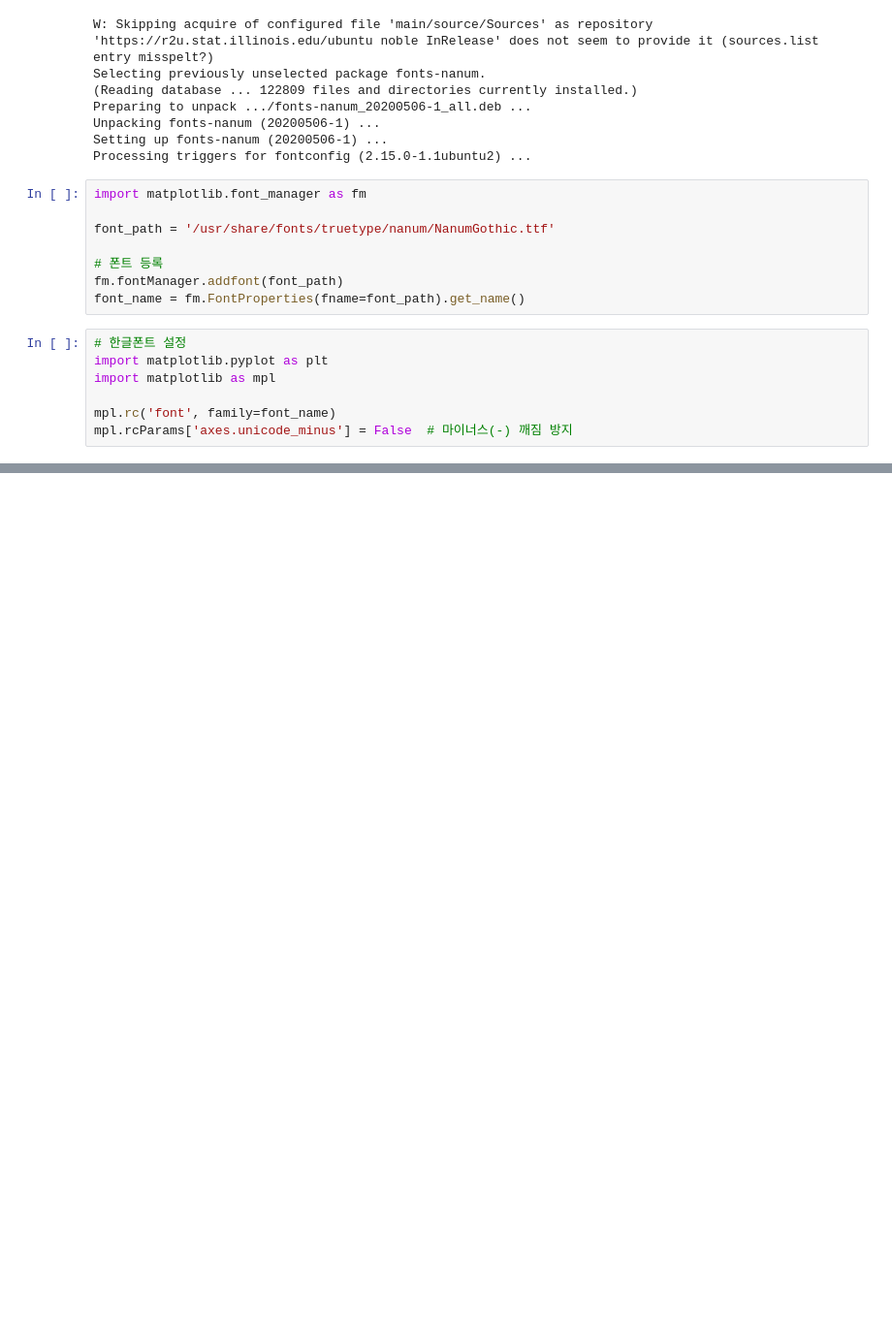
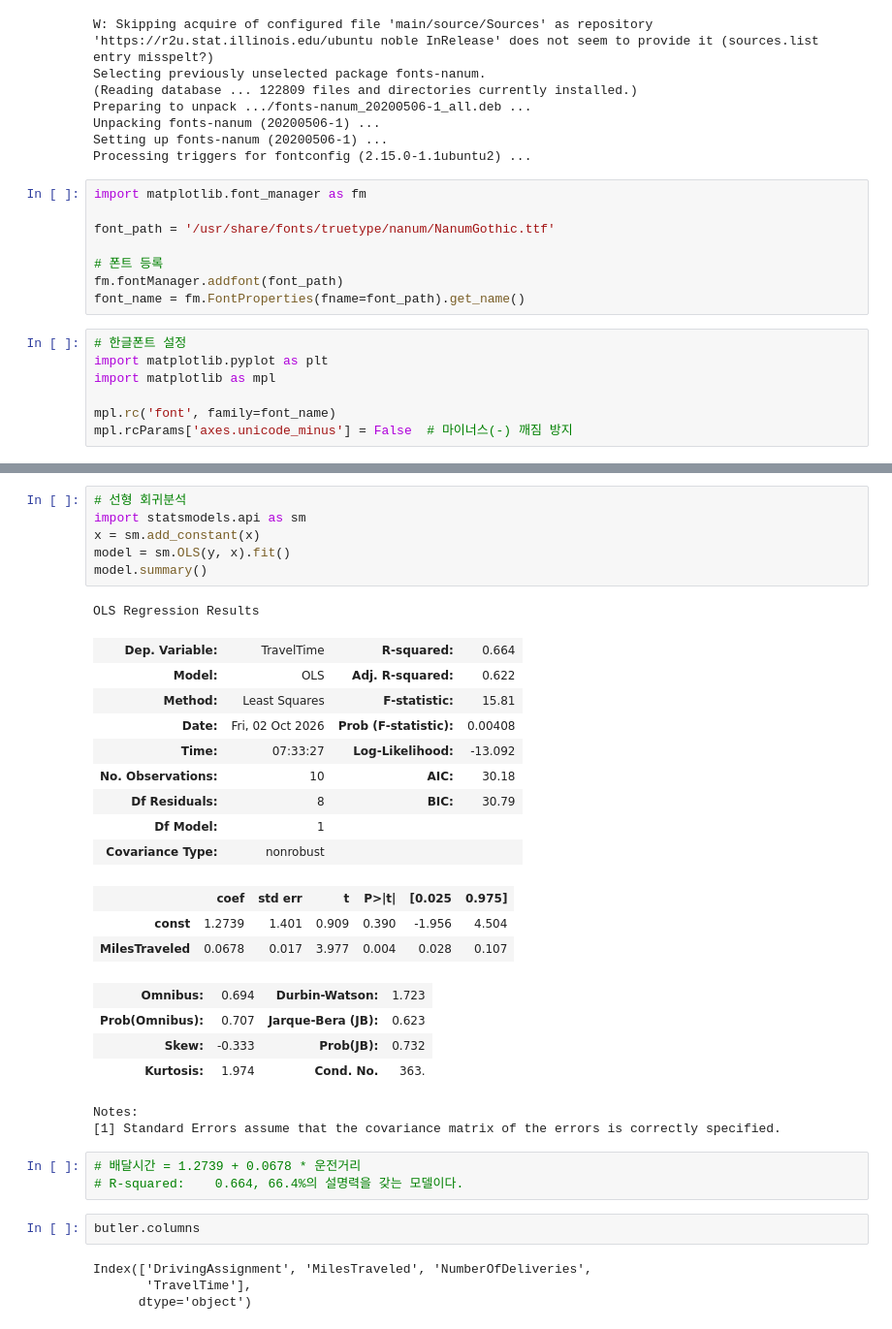
Before and after one commit to denverkim/BA_FALL2026, a Jupyter notebook: LAB4.ipynb, the cells around one changed output, grey strips where cells are left out. Shown at 97% size. Drawn from its saved outputs; the diff is of its cells as text; blank space fills up the shorter version.

```diff
--- a/LAB4.ipynb
+++ b/LAB4.ipynb
@@ -62,0 +67,35 @@ plt.show()
+# %%
+# 선형 회귀분석
+import statsmodels.api as sm
+x = sm.add_constant(x)
+model = sm.OLS(y, x).fit()
+model.summary()
+# %% [output]
+OLS Regression Results
+| Dep. Variable: | TravelTime | R-squared: | 0.664 |
+| Model: | OLS | Adj. R-squared: | 0.622 |
+| Method: | Least Squares | F-statistic: | 15.81 |
+| Date: | Fri, 02 Oct 2026 | Prob (F-statistic): | 0.00408 |
+| Time: | 07:33:27 | Log-Likelihood: | -13.092 |
+| No. Observations: | 10 | AIC: | 30.18 |
+| Df Residuals: | 8 | BIC: | 30.79 |
+| Df Model: | 1 |  |  |
+| Covariance Type: | nonrobust |  |  |
+|  | coef | std err | t | P>|t| | [0.025 | 0.975] |
+| const | 1.2739 | 1.401 | 0.909 | 0.390 | -1.956 | 4.504 |
+| MilesTraveled | 0.0678 | 0.017 | 3.977 | 0.004 | 0.028 | 0.107 |
+| Omnibus: | 0.694 | Durbin-Watson: | 1.723 |
+| Prob(Omnibus): | 0.707 | Jarque-Bera (JB): | 0.623 |
+| Skew: | -0.333 | Prob(JB): | 0.732 |
+| Kurtosis: | 1.974 | Cond. No. | 363. |
+Notes:
+[1] Standard Errors assume that the covariance matrix of the errors is correctly specified.
+# %%
+# 배달시간 = 1.2739 + 0.0678 * 운전거리
+# R-squared:	0.664, 66.4%의 설명력을 갖는 모델이다.
+# %%
+butler.columns
+# %% [output]
+Index(['DrivingAssignment', 'MilesTraveled', 'NumberOfDeliveries',
+       'TravelTime'],
+      dtype='object')
```
Also changed, not shown: parts of 8 cells of this notebook.
